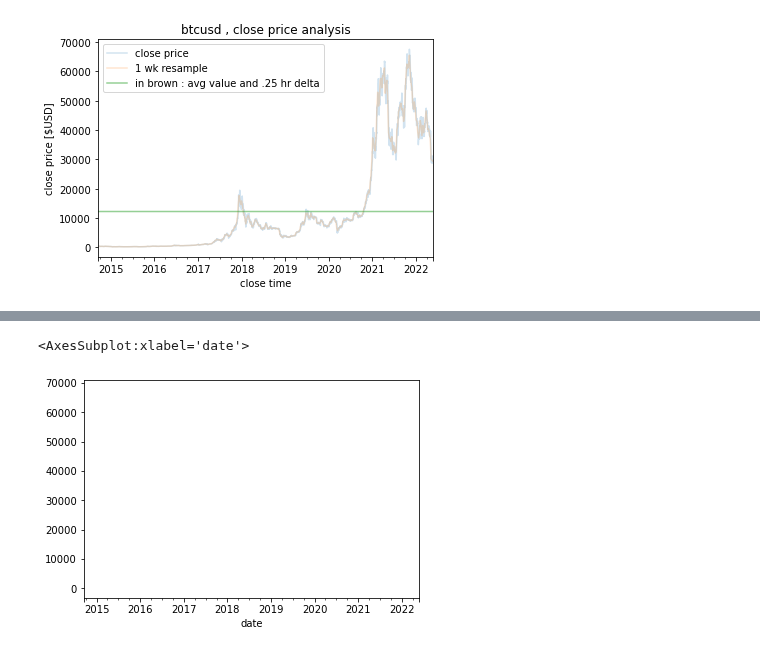
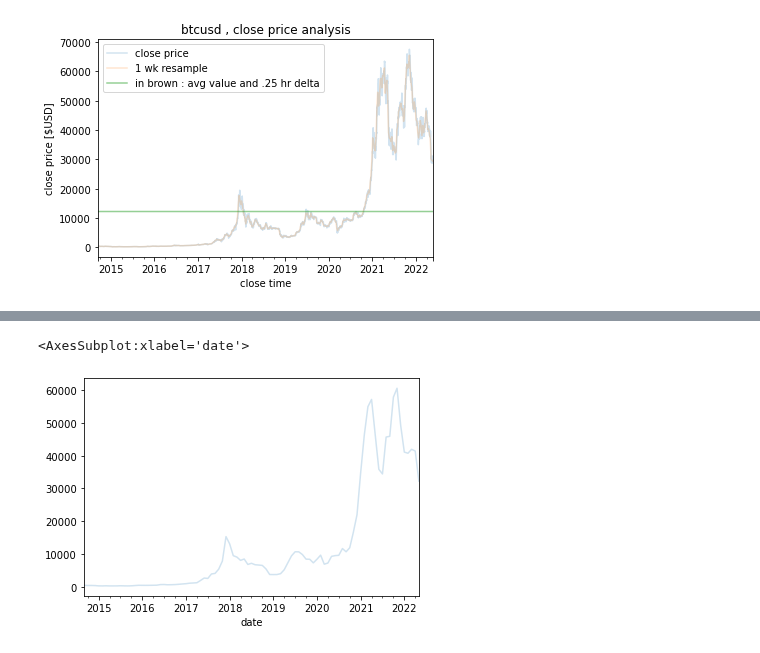
Before and after one commit to FinancialForecasters/financial_forecaster, a Jupyter notebook: hinzle.ipynb, the cells around one changed output, grey strips where cells are left out. Cells and saved outputs as stored; diff of their text form; code cells hidden in the pictures.

```diff
--- a/hinzle.ipynb
+++ b/hinzle.ipynb
@@ -46,8 +46,8 @@ df.head()
 | 2014-09-20 00:00:00+00:00 | 394.673004 | 423.295990 | 389.882996 | 408.903992 | 36863600 | -0.024968 | -10.082978 | -0.024659 | False |
 | 2014-09-21 00:00:00+00:00 | 408.084991 | 412.425995 | 393.181000 | 398.821014 | 26580100 | 0.008317 | 3.330994 | 0.008352 | True |
 # %%
-df.close.resample('H').mean().plot(alpha=.2, label='1 hr resample')
+df.close.resample('m').mean().plot(alpha=.2, label='resample')
 # %% [output]
 <AxesSubplot:xlabel='date'>
-[figure, old version]
+[figure, new version]
 # %%
```
Also changed, not shown: parts of 5 cells of this notebook.
